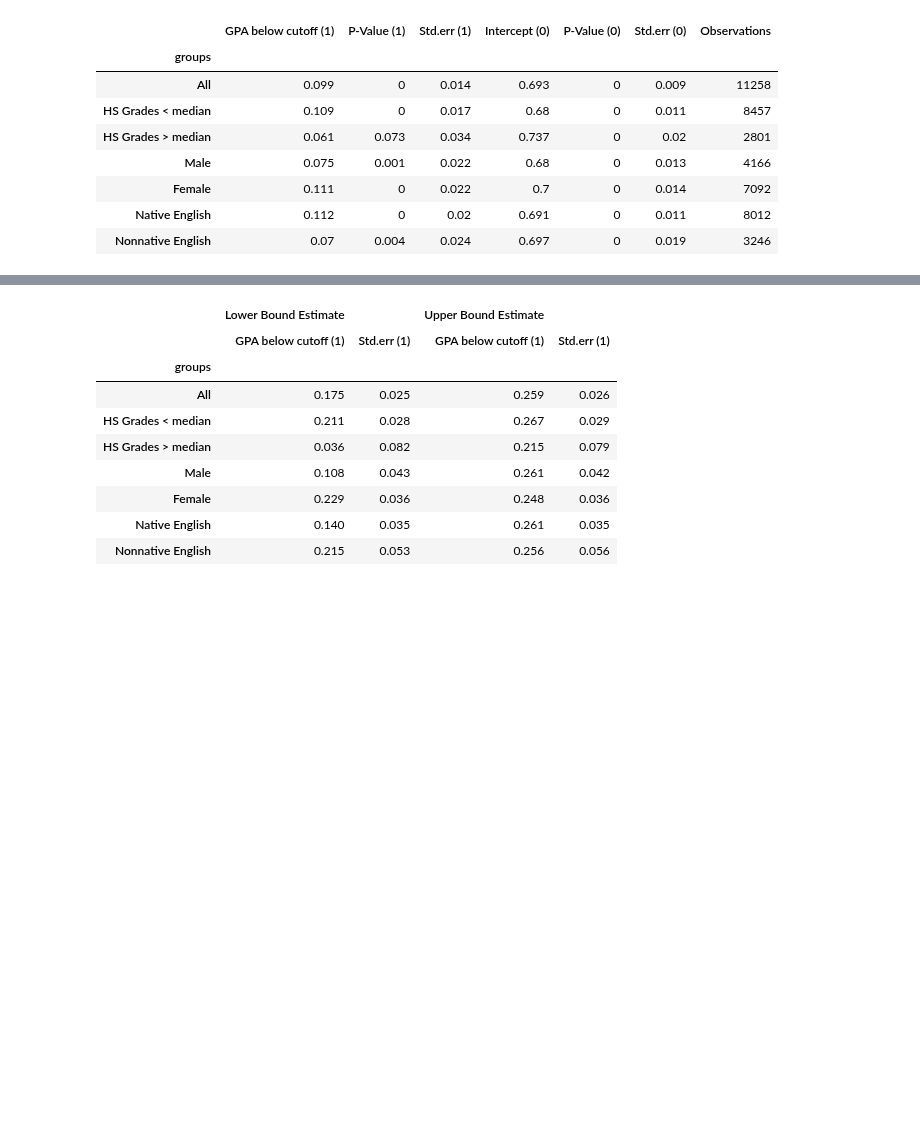
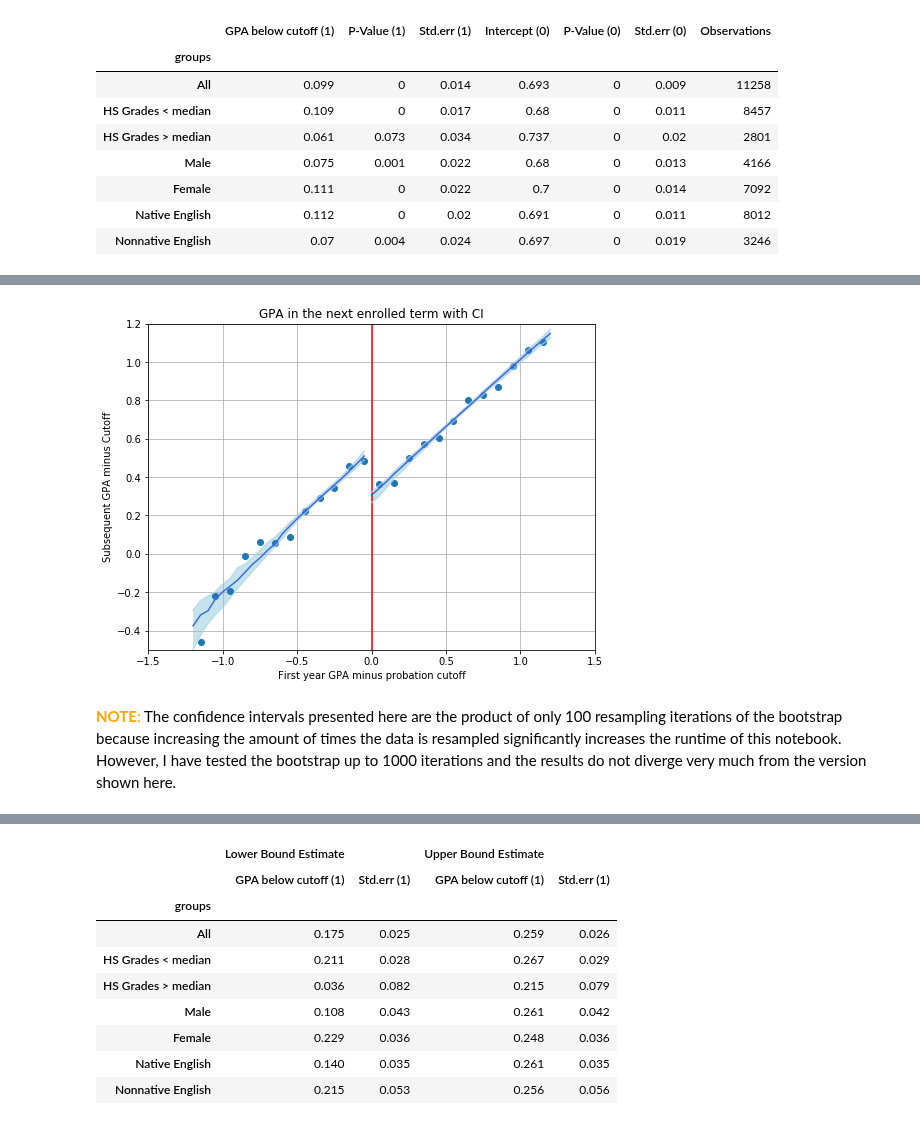
Before and after one commit to amageh/replication-performance-standards, a Jupyter notebook: project.ipynb, the cells around one changed output, grey strips where cells are left out. Saved outputs shown, nothing was run; the diff lists cells and outputs as text; code cells hidden in the pictures; blank space fills up the shorter version.

Commit message:
Added mor text for fomal bound analysis, added grit to plots.

```diff
--- a/project.ipynb
+++ b/project.ipynb
@@ -511,0 +524,9 @@ table5.style.applymap(pvalue_5percent_red, subset=['P-Value (1)', 'P-Value (0)']
+# %%
+bootstrap_pred = bootstrap_predictions(n=100, data=sample12, outcome='nextGPA', regressors=regressors, bandwidth=0.6)
+CI = get_confidence_interval(data=bootstrap_pred, lbound=2.5, ubound=97.5, index_var='dist_from_cut')
+predictions_fig4_CI = pd.concat([predictions_fig4, CI[['upper_bound', 'lower_bound']]], axis=1)
+plot_figure4_with_CI(data=sample12, pred=predictions_fig4_CI)
+# %% [output]
+[figure, added]
+# %% [markdown]
+<span style="color:orange">__NOTE__:</span> The confidence intervals presented here are the product of only 100 resampling iterations of the bootstrap because increasing the amount of times the data is resampled significantly increases the runtime of this notebook. However, I have tested the bootstrap up to 1000 iterations and the results do not diverge very much from the version shown here.
```
Also changed, not shown: parts of 33 cells of this notebook, 3 other files.
